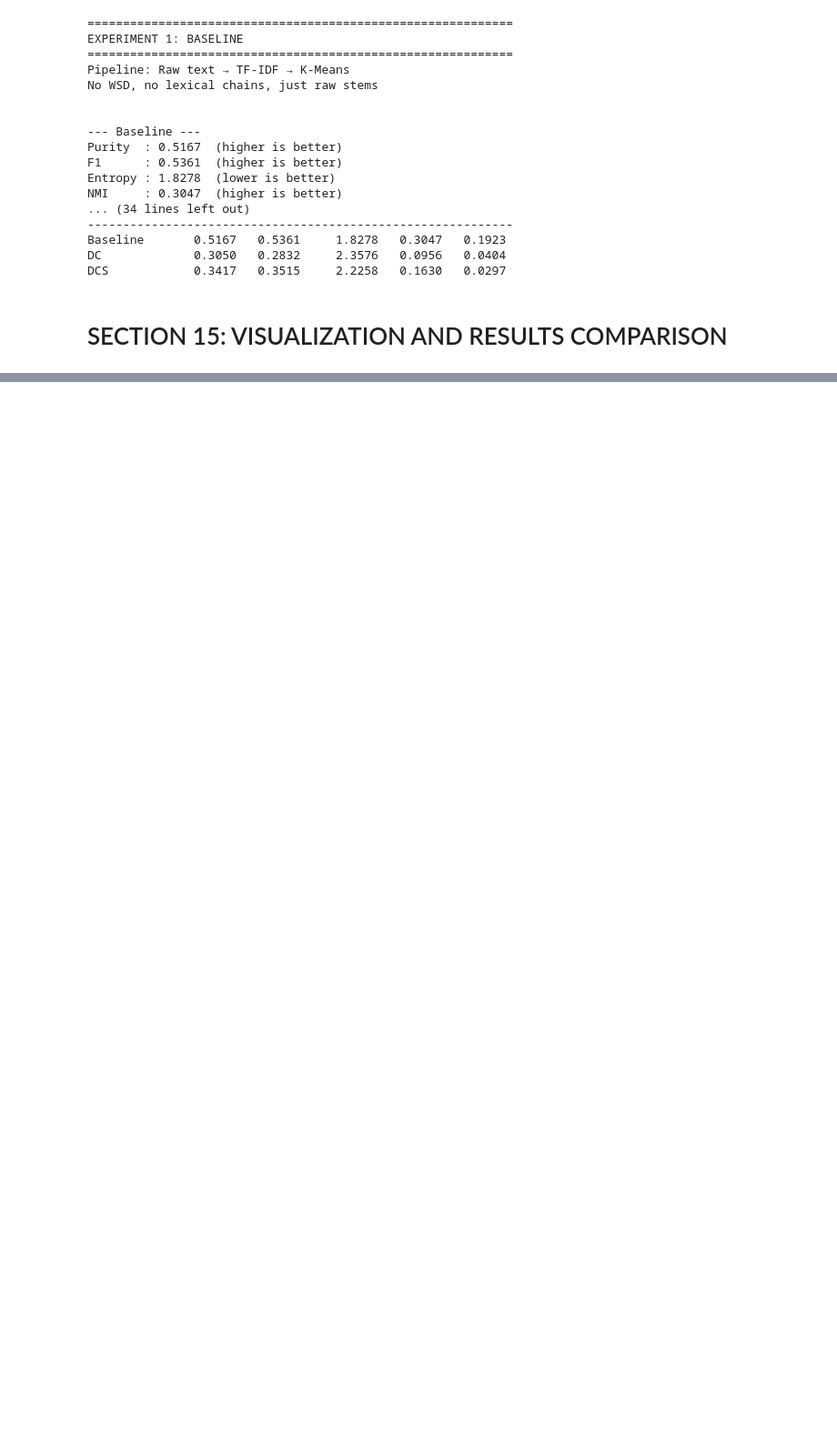
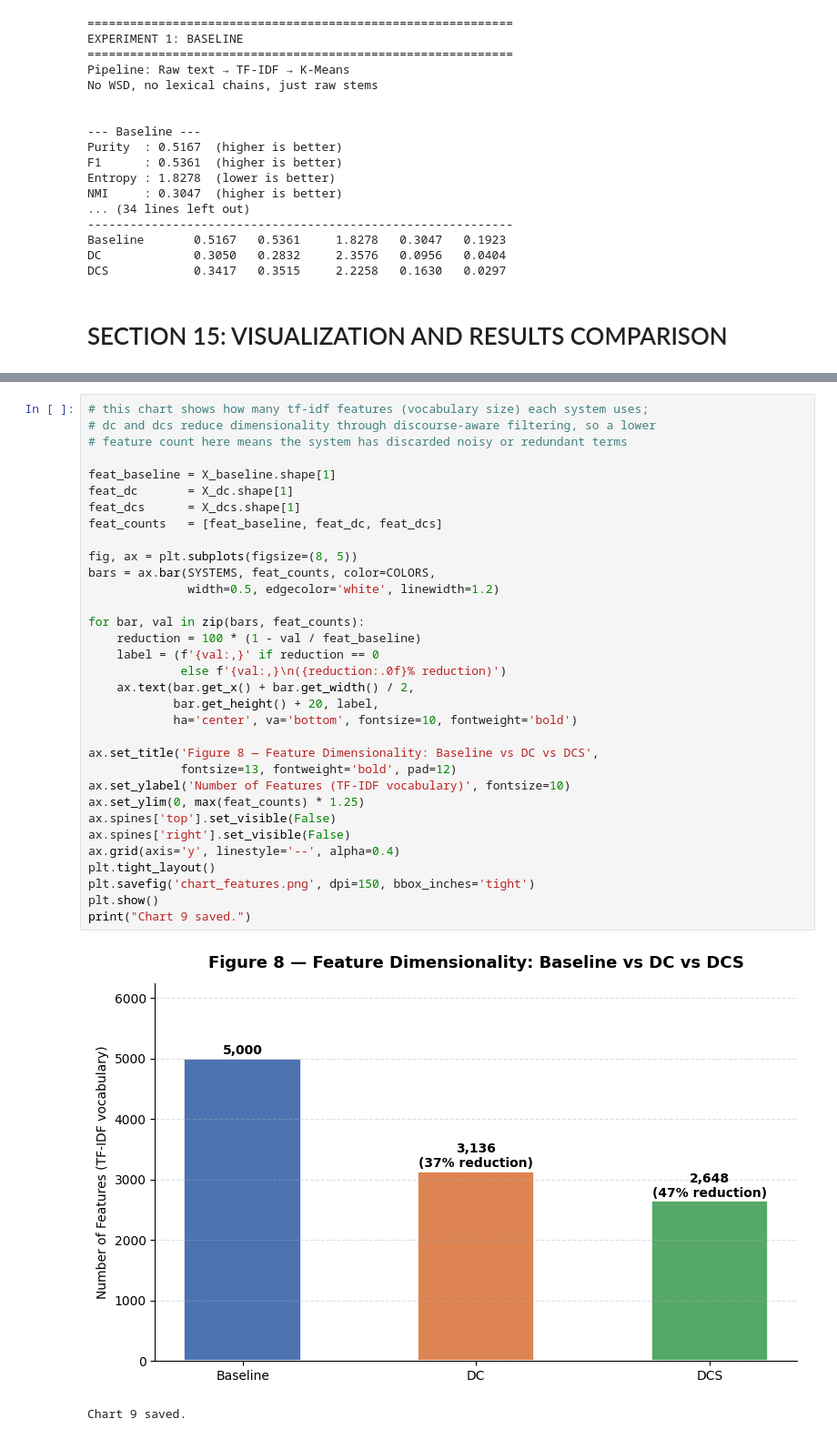
Before and after one commit to bakwasbandd/ClusteringWithWordNet-LexicalChains, a Jupyter notebook: main.ipynb, the cells around one changed output, grey strips where cells are left out. Shown at 91% size. Drawn from its saved outputs; the diff is of its cells as text; blank space fills up the shorter version.

Commit message:
Graphs & UI Finalised

```diff
--- a/main.ipynb
+++ b/main.ipynb
@@ -1868,0 +1768,36 @@ Running t-SNE on DCS features (this takes ~1 minute)...
+# %%
+# this chart shows how many tf-idf features (vocabulary size) each system uses;
+# dc and dcs reduce dimensionality through discourse-aware filtering, so a lower
+# feature count here means the system has discarded noisy or redundant terms
+
+feat_baseline = X_baseline.shape[1]
+feat_dc       = X_dc.shape[1]
+feat_dcs      = X_dcs.shape[1]
+feat_counts   = [feat_baseline, feat_dc, feat_dcs]
+
+fig, ax = plt.subplots(figsize=(8, 5))
+bars = ax.bar(SYSTEMS, feat_counts, color=COLORS,
+              width=0.5, edgecolor='white', linewidth=1.2)
+
+for bar, val in zip(bars, feat_counts):
+    reduction = 100 * (1 - val / feat_baseline)
+    label = (f'{val:,}' if reduction == 0
+             else f'{val:,}\n({reduction:.0f}% reduction)')
+    ax.text(bar.get_x() + bar.get_width() / 2,
+            bar.get_height() + 20, label,
+            ha='center', va='bottom', fontsize=10, fontweight='bold')
+
+ax.set_title('Figure 8 — Feature Dimensionality: Baseline vs DC vs DCS',
+             fontsize=13, fontweight='bold', pad=12)
+ax.set_ylabel('Number of Features (TF-IDF vocabulary)', fontsize=10)
+ax.set_ylim(0, max(feat_counts) * 1.25)
+ax.spines['top'].set_visible(False)
+ax.spines['right'].set_visible(False)
+ax.grid(axis='y', linestyle='--', alpha=0.4)
+plt.tight_layout()
+plt.savefig('chart_features.png', dpi=150, bbox_inches='tight')
+plt.show()
+print("Chart 9 saved.")
+# %% [output]
+[figure, added]
+Chart 9 saved.
```
Also changed, not shown: parts of 11 cells of this notebook, 2 other files.
